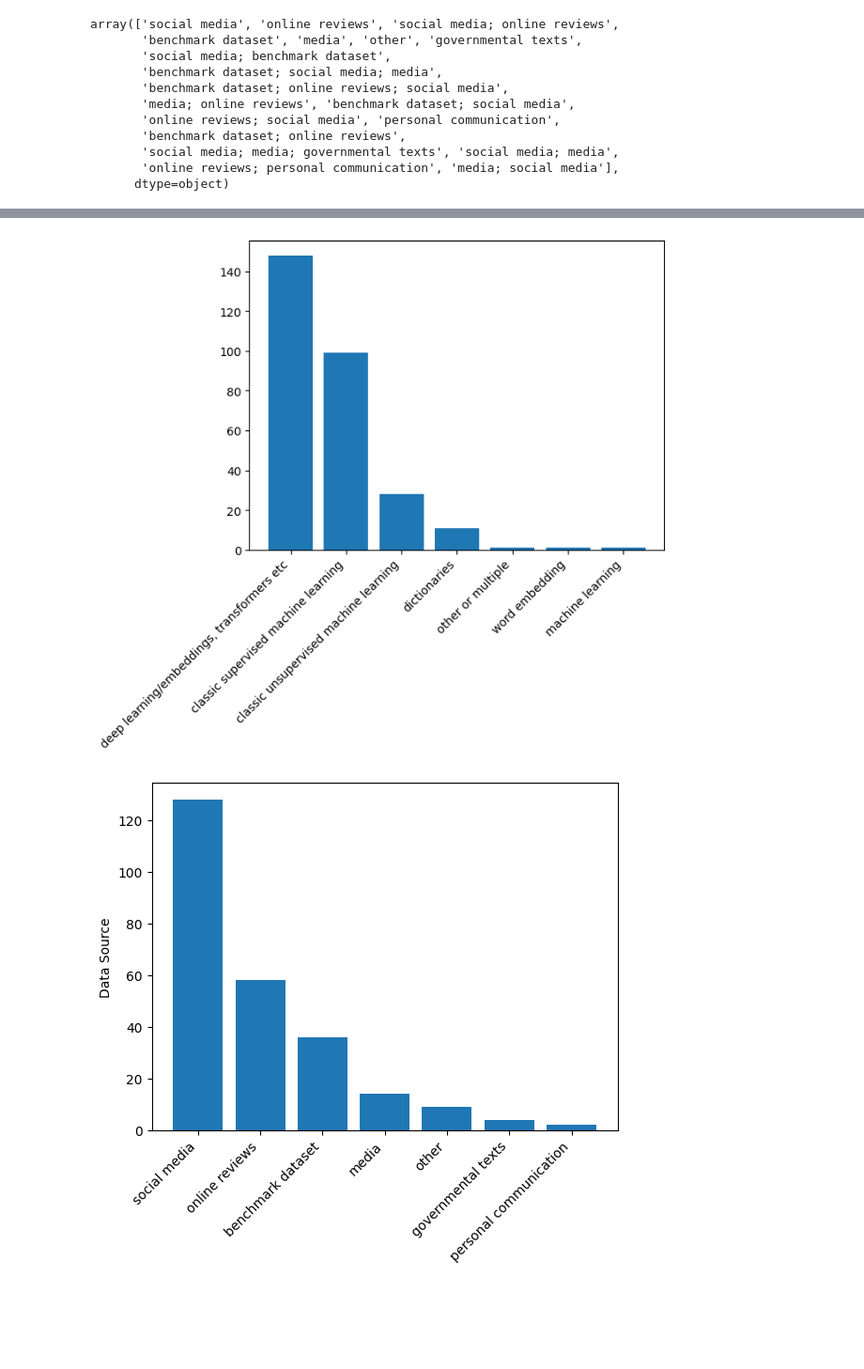
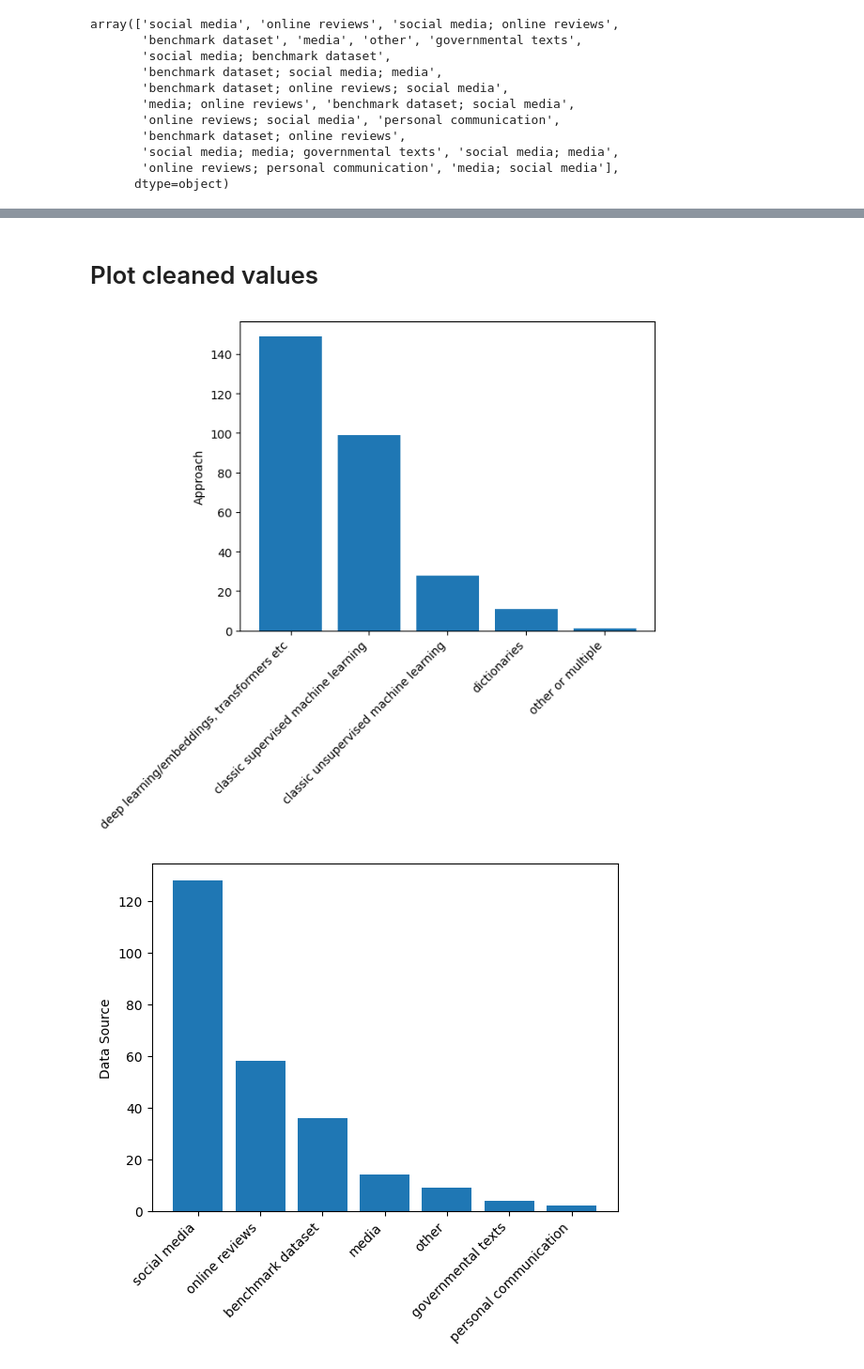
Before and after one commit to JBGruber/opinion-wg2, a Jupyter notebook: analysis_visualization/visualization2_olya.ipynb, the cells around one changed output, grey strips where cells are left out. Shown at 94% size. Saved outputs shown, nothing was run; the diff lists cells and outputs as text; code cells hidden in the pictures; blank space fills up the shorter version.

```diff
--- a/analysis_visualization/visualization2_olya.ipynb
+++ b/analysis_visualization/visualization2_olya.ipynb
@@ -177,9 +185,11 @@ array(['social media', 'online reviews', 'social media; online reviews',
        'online reviews; personal communication', 'media; social media'],
       dtype=object)
 # %%
-#"other or multiple"
+#clean values of Approach
 #
-
+##df[df.id==11891]#11891 and 11833 were checked and their Approach was modified
+#paper 11833 has "machine learning" in the list of appriaches-> since "classic supervised machine learning" was already mentioned, the former one was removed
+#paper 11891 has "word embedding" -> modified to "deep learning/embeddings, transformers etc"
 clean_dict_approach={"lexicon based approach":"dictionaries",
                      "hybrid approach":"other or multiple",
                      re.escape("lexicon-based methods"):"dictionaries",
@@ -187,7 +197,9 @@ clean_dict_approach={"lexicon based approach":"dictionaries",
                      "; supervised machine learning":"; classic supervised machine learning",
                      "lexicons":"dictionaries",
                      "lexicon based":"dictionaries",
-                     "lexical approach":"dictionaries"}
+                     "lexical approach":"dictionaries",
+                     "word embedding":"deep learning/embeddings, transformers etc",
+                     "; machine learning;":";"}
 df_t.loc[:,"Q3_1_Approach"]=df_t['Q3_1_Approach'].str.lower().replace(clean_dict_approach, regex=True)
 df_t.Q3_1_Approach.unique()
 #check papers -> Word Embedding,  Machine Learning
@@ -208,4 +218,6 @@ array(['deep learning/embeddings, transformers etc',
       dtype=object)
+# %% [markdown]
+# Plot cleaned values
 # %%
 
 #===========approach
@@ -221,34 +233,35 @@ array(['deep learning/embeddings, transformers etc',
 approach=df_t.Q3_1_Approach.values#_counts()
 approach_list = [t.lower().split('; ') for t in approach]
 dict_of_approach = Counter(x for xs in approach_list for x in set(xs))
-dict_of_approach.most_common()
+#dict_of_approach.most_common()
 
 
 plt.bar(dict_of_approach.keys(), dict_of_approach.values())
 plt.xticks(rotation=45, ha='right')
+plt.ylabel("Approach")
 plt.show()
 #==========source
 #Answers:
 #-benchmark dataset (e.g., SemEval2013)
 #-Social Media
 #-Media
 #-Governmental texts
 #-Online Reviews
 #-Personal Communication (e.g., emails, messenger texts)
 #-Other (write in)
 
 source=df_t["Q5_1_Data-Source"].values#_counts()
 source_list = [t.lower().split('; ') for t in source]
 dict_of_source = Counter(x for xs in source_list for x in set(xs))
 #dict_of_source.most_common()
 
 plt.bar(dict_of_source.keys(), dict_of_source.values())
 plt.xticks(rotation=45, ha='right')
 plt.ylabel("Data Source")
 plt.show()
 
 
 #language,country - small adjusements needed
 # %% [output]
-[figure, old version]
+[figure, new version]
 [figure]
```
Also changed, not shown: parts of 11 cells of this notebook.
